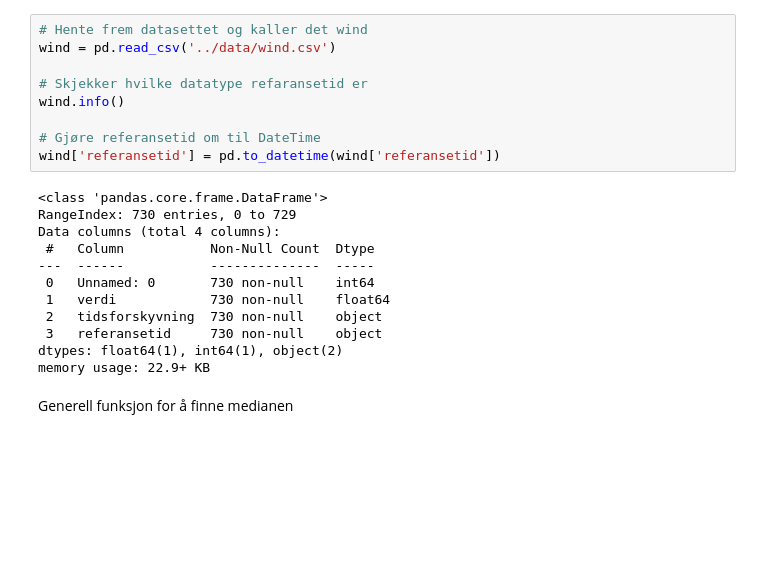
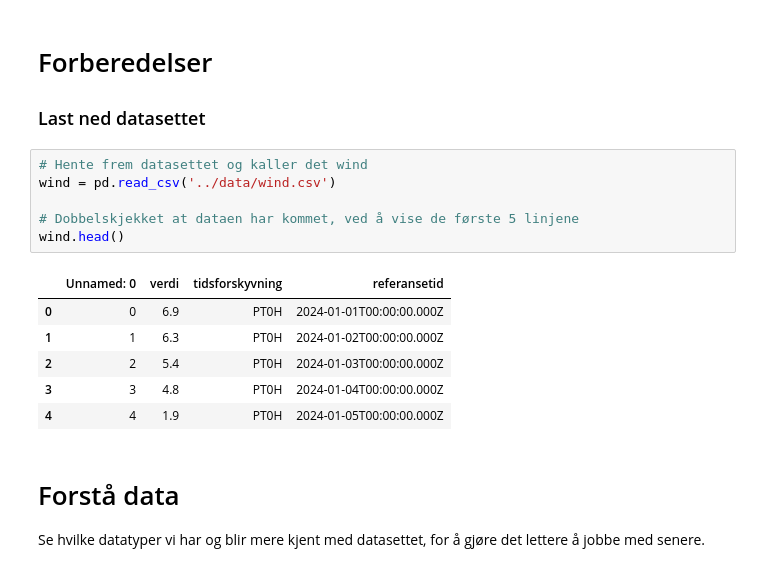
Before and after one commit to Sofihage/Milj-dataanalyse, a Jupyter notebook: notebooks/wind.ipynb, the cells around one changed output. Cells and saved outputs as stored; diff of their text form; blank space fills up the shorter version.

```diff
--- a/notebooks/wind.ipynb
+++ b/notebooks/wind.ipynb
@@ -10,23 +26,19 @@ from matplotlib.widgets import CheckButtons
+# %% [markdown]
+# Forberedelser
+### Last ned datasettet
 # %%
 # Hente frem datasettet og kaller det wind
 wind = pd.read_csv('../data/wind.csv')
 
-# Skjekker hvilke datatype refaransetid er
-wind.info()
-
-# Gjøre referansetid om til DateTime
-wind['referansetid'] = pd.to_datetime(wind['referansetid'])
+# Dobbelskjekket at dataen har kommet, ved å vise de første 5 linjene
+wind.head()
 # %% [output]
-<class 'pandas.core.frame.DataFrame'>
-RangeIndex: 730 entries, 0 to 729
-Data columns (total 4 columns):
- #   Column           Non-Null Count  Dtype
----  ------           --------------  -----
- 0   Unnamed: 0       730 non-null    int64
- 1   verdi            730 non-null    float64
- 2   tidsforskyvning  730 non-null    object
- 3   referansetid     730 non-null    object
-dtypes: float64(1), int64(1), object(2)
-memory usage: 22.9+ KB
+|  | Unnamed: 0 | verdi | tidsforskyvning | referansetid |
+| 0 | 0 | 6.9 | PT0H | 2024-01-01T00:00:00.000Z |
+| 1 | 1 | 6.3 | PT0H | 2024-01-02T00:00:00.000Z |
+| 2 | 2 | 5.4 | PT0H | 2024-01-03T00:00:00.000Z |
+| 3 | 3 | 4.8 | PT0H | 2024-01-04T00:00:00.000Z |
+| 4 | 4 | 1.9 | PT0H | 2024-01-05T00:00:00.000Z |
-# %% [markdown]
-Generell funksjon for å finne medianen
+# %% [markdown]
+# Forstå data
+Se hvilke datatyper vi har og blir mere kjent med datasettet, for å gjøre det lettere å jobbe med senere.
```
Also changed, not shown: parts of 27 cells of this notebook.
